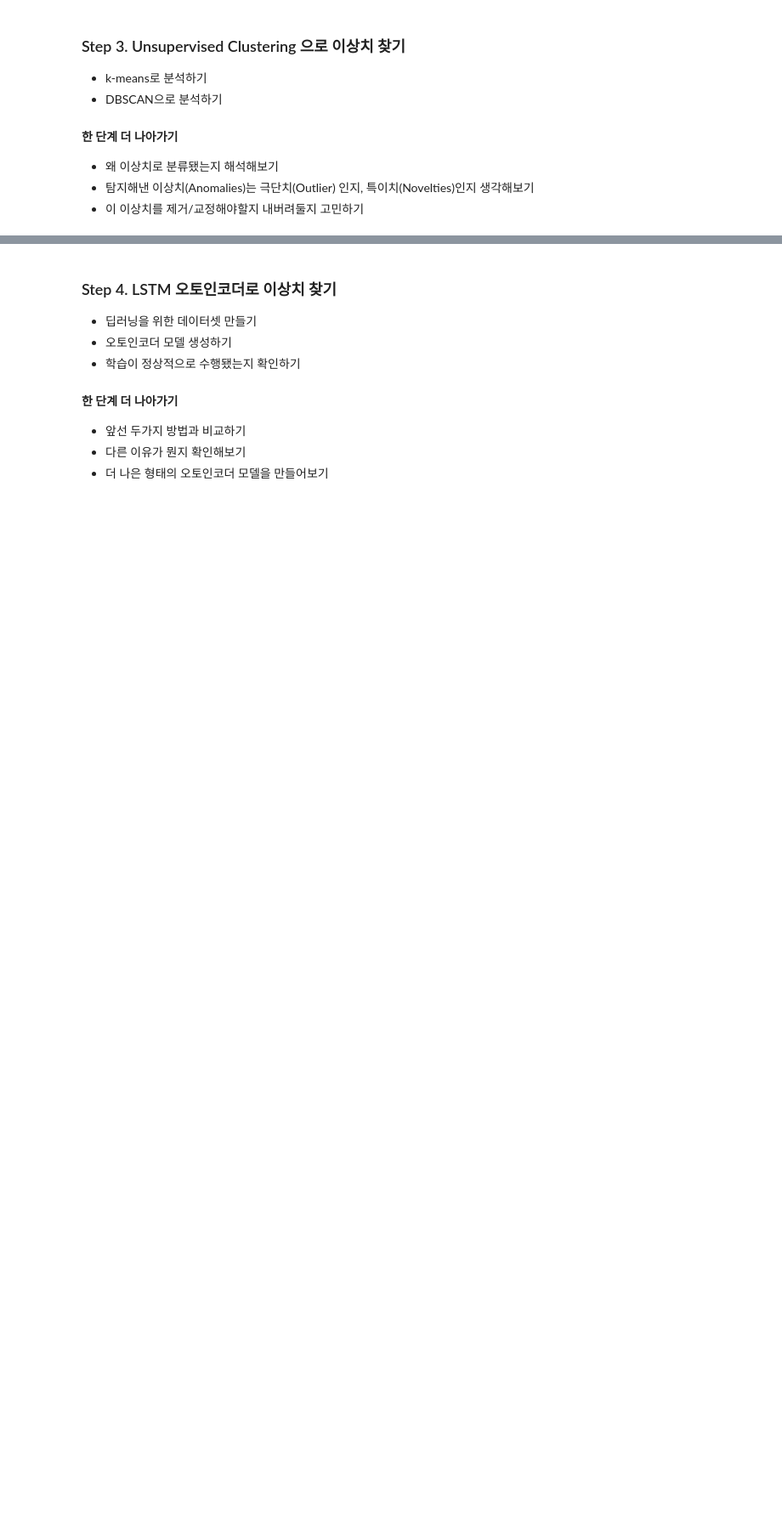
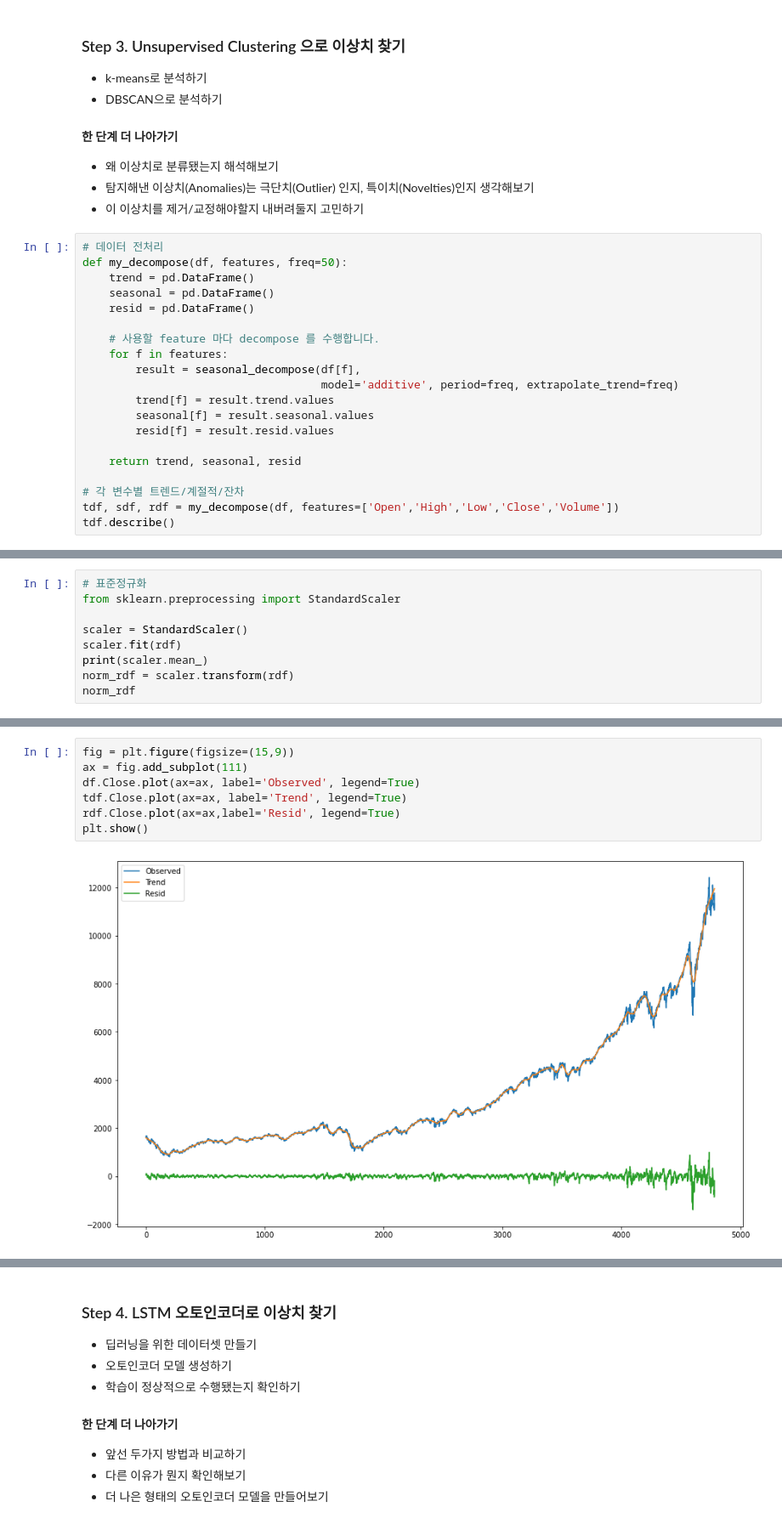
Before and after one commit to JPumpkin645/AIFFEL, a Jupyter notebook: Week_13/Ex_20_시계열_데이터에서_이상치_찾기.ipynb, the cells around one changed output, grey strips where cells are left out. Shown at 85% size. Cells and saved outputs as stored; diff of their text form; blank space fills up the shorter version.

Commit message:
Update Ex_20_assignment with changing NQ data

```diff
--- a/Week_13/Ex_20_시계열_데이터에서_이상치_찾기.ipynb
+++ b/Week_13/Ex_20_시계열_데이터에서_이상치_찾기.ipynb
@@ -215,3 +217,23 @@ ValueError: Can only compare identically-labeled Series objects
 - 왜 이상치로 분류됐는지 해석해보기
 - 탐지해낸 이상치(Anomalies)는 극단치(Outlier) 인지, 특이치(Novelties)인지 생각해보기
 - 이 이상치를 제거/교정해야할지 내버려둘지 고민하기
+# %%
+# 데이터 전처리
+def my_decompose(df, features, freq=50):
+    trend = pd.DataFrame()
+    seasonal = pd.DataFrame()
+    resid = pd.DataFrame()
+
+    # 사용할 feature 마다 decompose 를 수행합니다.
+    for f in features:
+        result = seasonal_decompose(df[f],
+                                    model='additive', period=freq, extrapolate_trend=freq)
+        trend[f] = result.trend.values
+        seasonal[f] = result.seasonal.values
+        resid[f] = result.resid.values
+
+    return trend, seasonal, resid
+
+# 각 변수별 트렌드/계절적/잔차
+tdf, sdf, rdf = my_decompose(df, features=['Open','High','Low','Close','Volume'])
+tdf.describe()
@@ -217,0 +262,9 @@ ValueError: Can only compare identically-labeled Series objects
+# %%
+# 표준정규화
+from sklearn.preprocessing import StandardScaler
+
+scaler = StandardScaler()
+scaler.fit(rdf)
+print(scaler.mean_)
+norm_rdf = scaler.transform(rdf)
+norm_rdf
@@ -217,0 +350,9 @@ ValueError: Can only compare identically-labeled Series objects
+# %%
+fig = plt.figure(figsize=(15,9))
+ax = fig.add_subplot(111)
+df.Close.plot(ax=ax, label='Observed', legend=True)
+tdf.Close.plot(ax=ax, label='Trend', legend=True)
+rdf.Close.plot(ax=ax,label='Resid', legend=True)
+plt.show()
+# %% [output]
+[figure, added]
```
Also changed, not shown: parts of 51 cells of this notebook.
